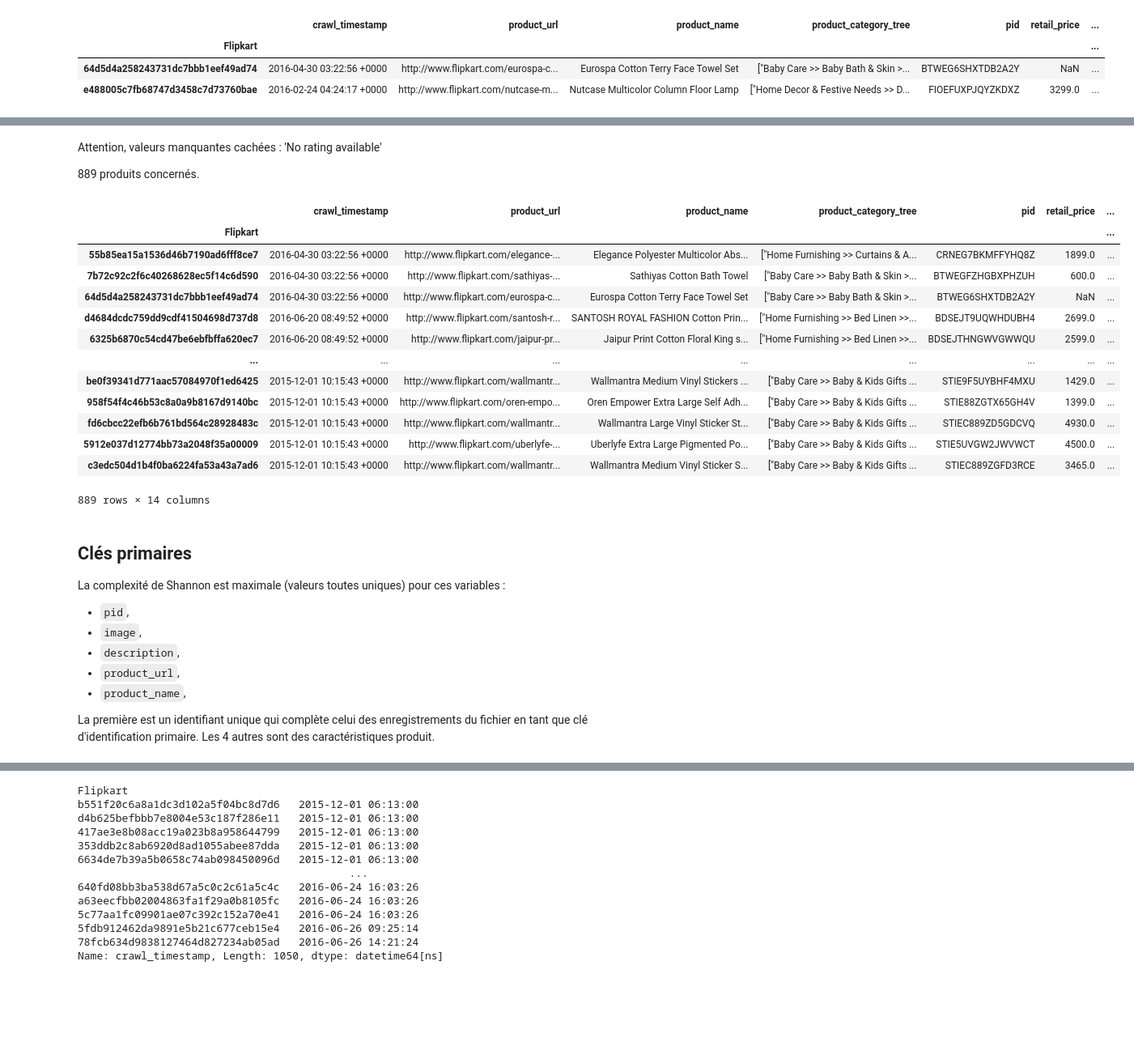
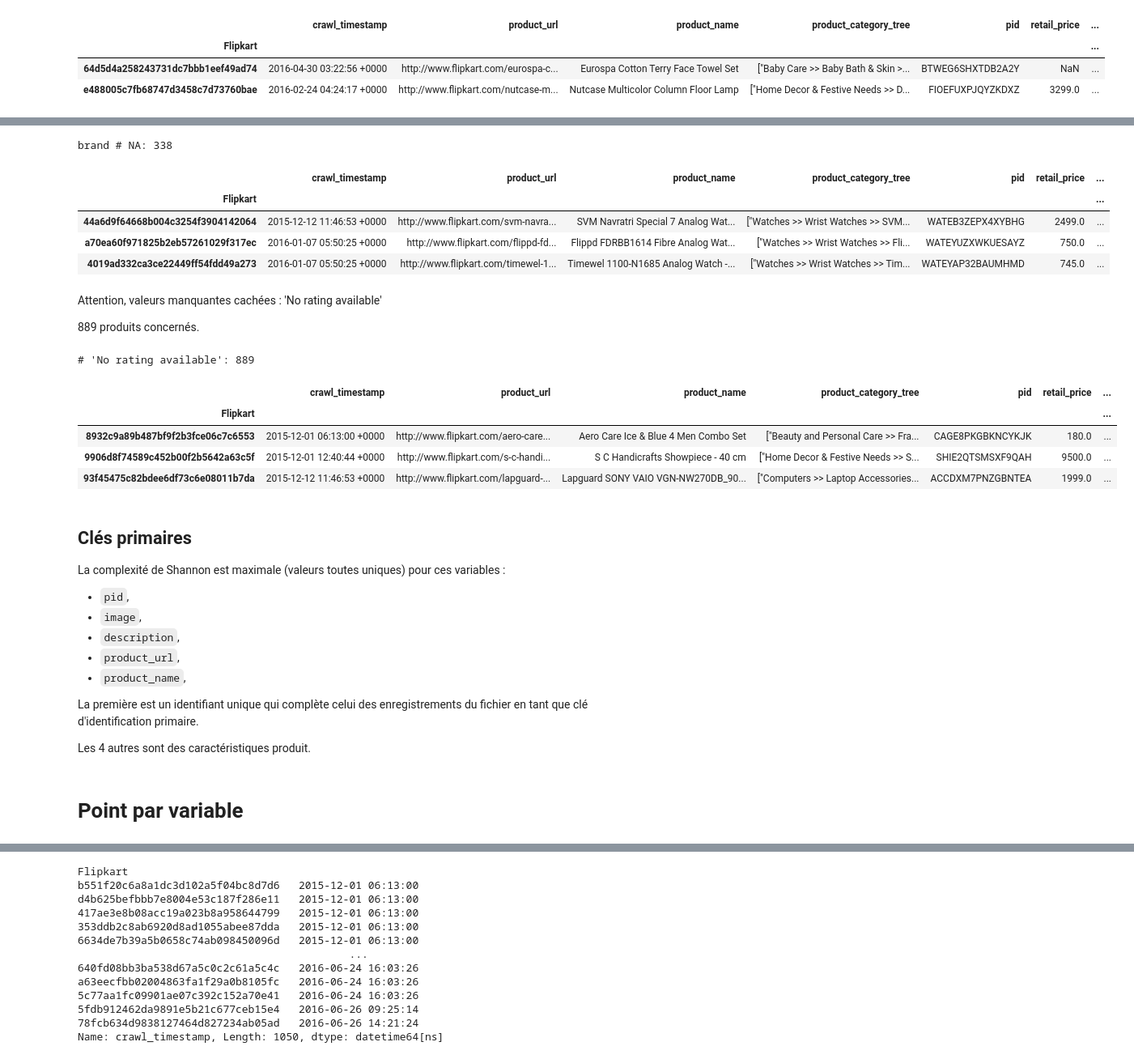
Before and after one commit to Franck-PepperLabs/pepper_automatic_product_classification_engine, a Jupyter notebook: notebooks/dataxploring.ipynb, the cells around one changed output, grey strips where cells are left out. Shown at 81% size. Drawn from its saved outputs; the diff is of its cells as text; code cells hidden in the pictures; blank space fills up the shorter version.

```diff
--- a/notebooks/dataxploring.ipynb
+++ b/notebooks/dataxploring.ipynb
@@ -77,25 +58,29 @@ display(data[data.brand.isna()])
+# %%
+brand_na = data[data.brand.isna()]
+print("brand # NA:", brand_na.shape[0])
+display(brand_na.sample(3))
+# %% [output]
+brand # NA: 338
+|  | crawl_timestamp | product_url | product_name | product_category_tree | pid | retail_price | ... |
+| Flipkart |  |  |  |  |  |  | ... |
+| 44a6d9f64668b004c3254f3904142064 | 2015-12-12 11:46:53 +0000 | http://www.flipkart.com/svm-navra... | SVM Navratri Special 7 Analog Wat... | ["Watches >> Wrist Watches >> SVM... | WATEB3ZEPX4XYBHG | 2499.0 | ... |
+| a70ea60f971825b2eb57261029f317ec | 2016-01-07 05:50:25 +0000 | http://www.flipkart.com/flippd-fd... | Flippd FDRBB1614 Fibre Analog Wat... | ["Watches >> Wrist Watches >> Fli... | WATEYUZXWKUESAYZ | 750.0 | ... |
+| 4019ad332ca3ce22449ff54fdd49a273 | 2016-01-07 05:50:25 +0000 | http://www.flipkart.com/timewel-1... | Timewel 1100-N1685 Analog Watch -... | ["Watches >> Wrist Watches >> Tim... | WATEYAP32BAUMHMD | 745.0 | ... |
 # %% [markdown]
 Attention, valeurs manquantes cachées : 'No rating available'
 
 889 produits concernés.
 # %%
 index = (data[['product_rating', 'overall_rating']] == "No rating available").T.any()
-display(data[index])
+print("# 'No rating available':", index.sum())
+display(data[index].sample(3))
 # %% [output]
+# 'No rating available': 889
 |  | crawl_timestamp | product_url | product_name | product_category_tree | pid | retail_price | ... |
 | Flipkart |  |  |  |  |  |  | ... |
-| 55b85ea15a1536d46b7190ad6fff8ce7 | 2016-04-30 03:22:56 +0000 | http://www.flipkart.com/elegance-... | Elegance Polyester Multicolor Abs... | ["Home Furnishing >> Curtains & A... | CRNEG7BKMFFYHQ8Z | 1899.0 | ... |
-| 7b72c92c2f6c40268628ec5f14c6d590 | 2016-04-30 03:22:56 +0000 | http://www.flipkart.com/sathiyas-... | Sathiyas Cotton Bath Towel | ["Baby Care >> Baby Bath & Skin >... | BTWEGFZHGBXPHZUH | 600.0 | ... |
-| 64d5d4a258243731dc7bbb1eef49ad74 | 2016-04-30 03:22:56 +0000 | http://www.flipkart.com/eurospa-c... | Eurospa Cotton Terry Face Towel Set | ["Baby Care >> Baby Bath & Skin >... | BTWEG6SHXTDB2A2Y | NaN | ... |
-| d4684dcdc759dd9cdf41504698d737d8 | 2016-06-20 08:49:52 +0000 | http://www.flipkart.com/santosh-r... | SANTOSH ROYAL FASHION Cotton Prin... | ["Home Furnishing >> Bed Linen >>... | BDSEJT9UQWHDUBH4 | 2699.0 | ... |
-| 6325b6870c54cd47be6ebfbffa620ec7 | 2016-06-20 08:49:52 +0000 | http://www.flipkart.com/jaipur-pr... | Jaipur Print Cotton Floral King s... | ["Home Furnishing >> Bed Linen >>... | BDSEJTHNGWVGWWQU | 2599.0 | ... |
-| ... | ... | ... | ... | ... | ... | ... | ... |
-| be0f39341d771aac57084970f1ed6425 | 2015-12-01 10:15:43 +0000 | http://www.flipkart.com/wallmantr... | Wallmantra Medium Vinyl Stickers ... | ["Baby Care >> Baby & Kids Gifts ... | STIE9F5UYBHF4MXU | 1429.0 | ... |
-| 958f54f4c46b53c8a0a9b8167d9140bc | 2015-12-01 10:15:43 +0000 | http://www.flipkart.com/oren-empo... | Oren Empower Extra Large Self Adh... | ["Baby Care >> Baby & Kids Gifts ... | STIE88ZGTX65GH4V | 1399.0 | ... |
-| fd6cbcc22efb6b761bd564c28928483c | 2015-12-01 10:15:43 +0000 | http://www.flipkart.com/wallmantr... | Wallmantra Large Vinyl Sticker St... | ["Baby Care >> Baby & Kids Gifts ... | STIEC889ZD5GDCVQ | 4930.0 | ... |
-| 5912e037d12774bb73a2048f35a00009 | 2015-12-01 10:15:43 +0000 | http://www.flipkart.com/uberlyfe-... | Uberlyfe Extra Large Pigmented Po... | ["Baby Care >> Baby & Kids Gifts ... | STIE5UVGW2JWVWCT | 4500.0 | ... |
-| c3edc504d1b4f0ba6224fa53a43a7ad6 | 2015-12-01 10:15:43 +0000 | http://www.flipkart.com/wallmantr... | Wallmantra Medium Vinyl Sticker S... | ["Baby Care >> Baby & Kids Gifts ... | STIEC889ZGFD3RCE | 3465.0 | ... |
+| 8932c9a89b487bf9f2b3fce06c7c6553 | 2015-12-01 06:13:00 +0000 | http://www.flipkart.com/aero-care... | Aero Care Ice & Blue 4 Men Combo Set | ["Beauty and Personal Care >> Fra... | CAGE8PKGBKNCYKJK | 180.0 | ... |
+| 9906d8f74589c452b00f2b5642a63c5f | 2015-12-01 12:40:44 +0000 | http://www.flipkart.com/s-c-handi... | S C Handicrafts Showpiece - 40 cm | ["Home Decor & Festive Needs >> S... | SHIE2QTSMSXF9QAH | 9500.0 | ... |
+| 93f45475c82bdee6df73c6e08011b7da | 2015-12-12 11:46:53 +0000 | http://www.flipkart.com/lapguard-... | Lapguard SONY VAIO VGN-NW270DB_90... | ["Computers >> Laptop Accessories... | ACCDXM7PNZGBNTEA | 1999.0 | ... |
-889 rows × 14 columns
 # %% [markdown]
 ## Clés primaires
 
@@ -106,5 +91,9 @@ La complexité de Shannon est maximale (valeurs toutes uniques) pour ces variabl
 * `product_url`,
 * `product_name`,
 
-La première est un identifiant unique qui complète celui des enregistrements du fichier en tant que clé d'identification primaire. Les 4 autres sont des caractéristiques produit.
+La première est un identifiant unique qui complète celui des enregistrements du fichier en tant que clé d'identification primaire.
+
+Les 4 autres sont des caractéristiques produit.
+# %% [markdown]
+# Point par variable
 # %% [markdown]
```
Also changed, not shown: parts of 31 cells of this notebook, 28 other files.
